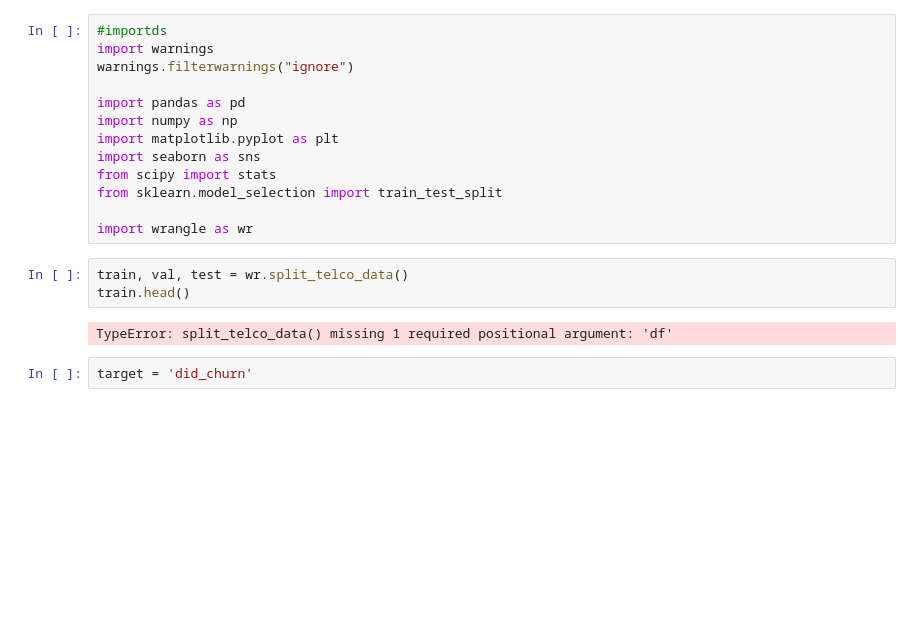
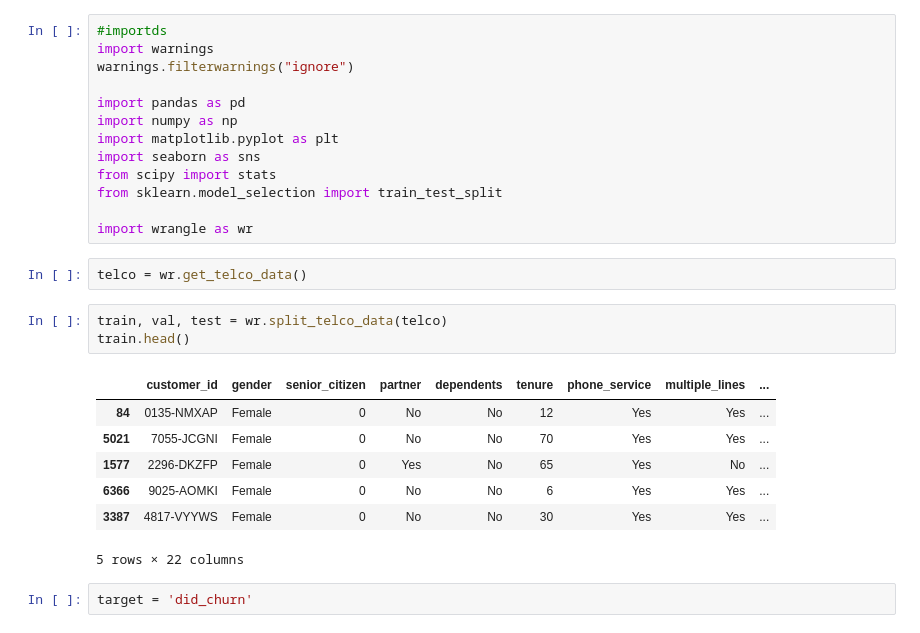
Before and after one commit to NikkideVries/classification_telco_project, a Jupyter notebook: D.hypothesis_testing.ipynb, the cells around one changed output. Saved outputs shown, nothing was run; the diff lists cells and outputs as text; blank space fills up the shorter version.

```diff
--- a/D.hypothesis_testing.ipynb
+++ b/D.hypothesis_testing.ipynb
@@ -14,11 +14,19 @@ from scipy import stats
 from sklearn.model_selection import train_test_split
 
 import wrangle as wr
+# %%
+telco = wr.get_telco_data()
 # %%
-train, val, test = wr.split_telco_data()
+train, val, test = wr.split_telco_data(telco)
 train.head()
 # %% [output]
+|  | customer_id | gender | senior_citizen | partner | dependents | tenure | phone_service | multiple_lines | ... |
+| 84 | 0135-NMXAP | Female | 0 | No | No | 12 | Yes | Yes | ... |
+| 5021 | 7055-JCGNI | Female | 0 | No | No | 70 | Yes | Yes | ... |
+| 1577 | 2296-DKZFP | Female | 0 | Yes | No | 65 | Yes | No | ... |
+| 6366 | 9025-AOMKI | Female | 0 | No | No | 6 | Yes | Yes | ... |
+| 3387 | 4817-VYYWS | Female | 0 | No | No | 30 | Yes | Yes | ... |
-TypeError: split_telco_data() missing 1 required positional argument: 'df'
+5 rows × 22 columns
 # %%
 target = 'did_churn'
 # %% [markdown]
```
Also changed, not shown: parts of 17 cells of this notebook.
